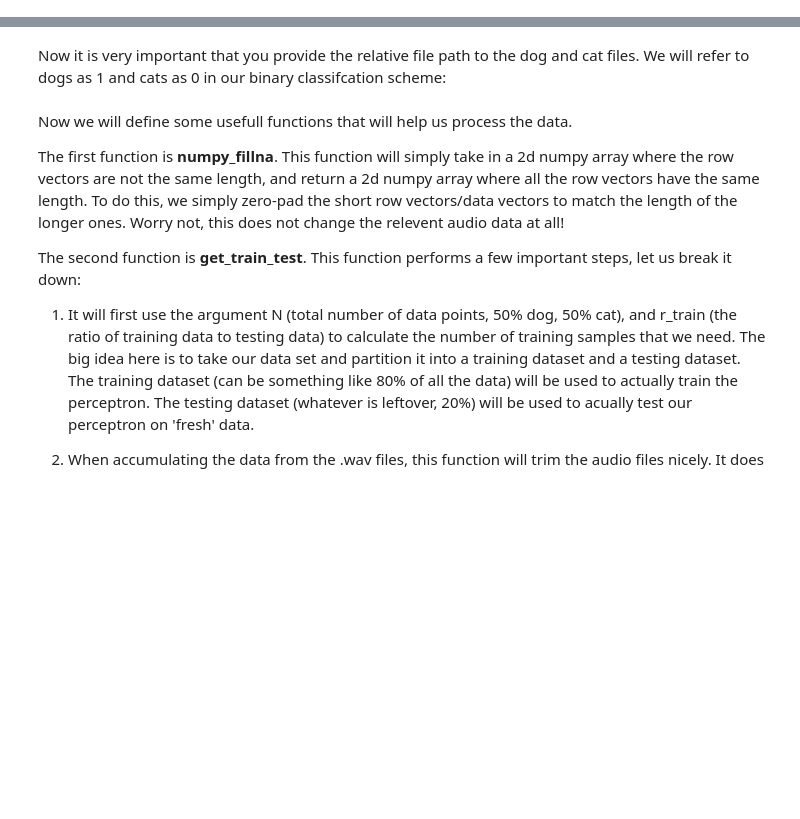
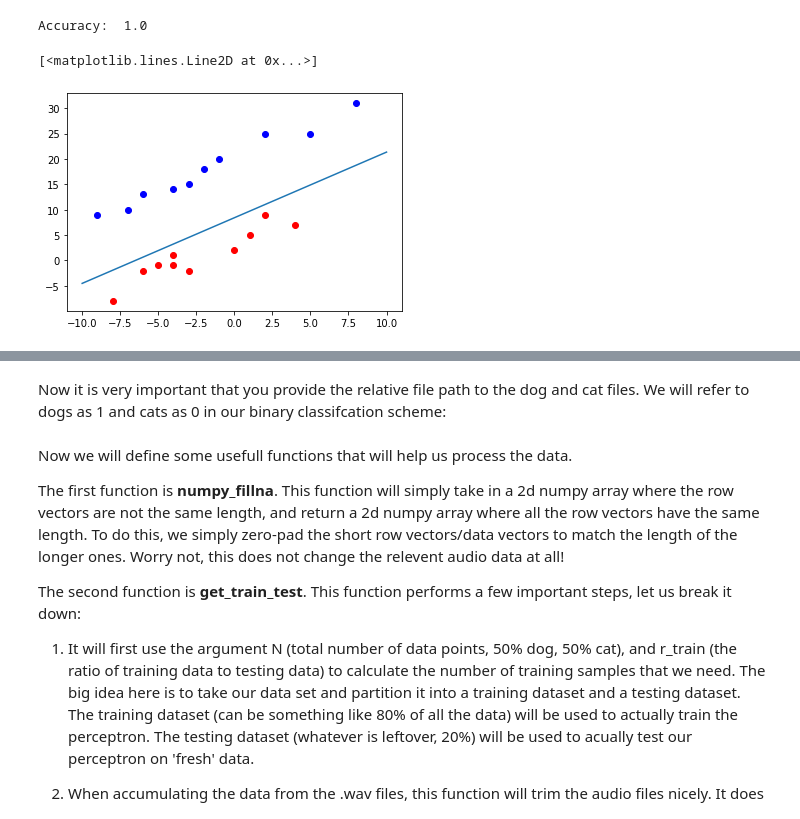
Before and after one commit to danielabrahamgit/Perceptron_Project_189, a Jupyter notebook: Coding_Assignments/Perceptron_Instructor.ipynb, the cells around one changed output, grey strips where cells are left out. Saved outputs shown, nothing was run; the diff lists cells and outputs as text; code cells hidden in the pictures; blank space fills up the shorter version.

```diff
--- a/Coding_Assignments/Perceptron_Instructor.ipynb
+++ b/Coding_Assignments/Perceptron_Instructor.ipynb
@@ -0,0 +253,9 @@
+# %%
+def addBias(inputs):
+        "Returns the inputs but with the bias added in"
+        #TODO: Part 5
+        #Start
+        inputs = np.concatenate([np.ones((inputs.shape[0], 1)), inputs], axis=1)
+        #End
+
+        return inputs
@@ -0,0 +265,15 @@
+# %%
+#TODO
+#Start
+getAccuracy(candy_perceptron, addBias(candy_locations), candy_flavors, addBias(john_locations), john_flavors)
+#End
+
+#Visualizing your results
+plt.plot(john_locations[:10,0], john_locations[:10,1], 'bo', john_locations[10:,0], john_locations[10:,1], 'ro')
+weights = candy_perceptron.weights
+x = np.linspace(-10, 10, 1000)
+plt.plot(x, -(weights[1]/weights[2])*x - (weights[0]/weights[2]))
+# %% [output]
+Accuracy:  1.0
+[<matplotlib.lines.Line2D at 0x...>]
+[figure, added]
```
Also changed, not shown: parts of 64 cells of this notebook.
